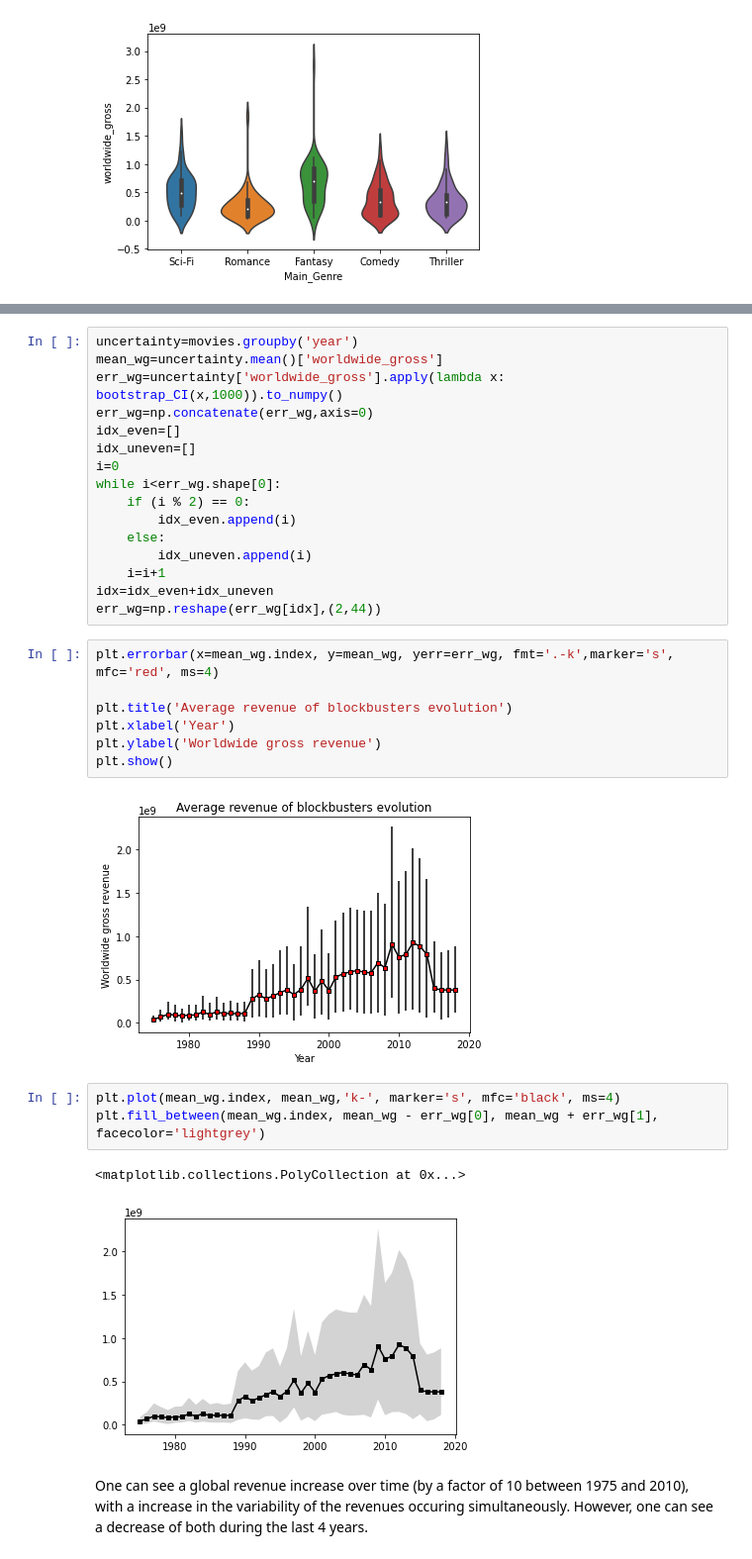
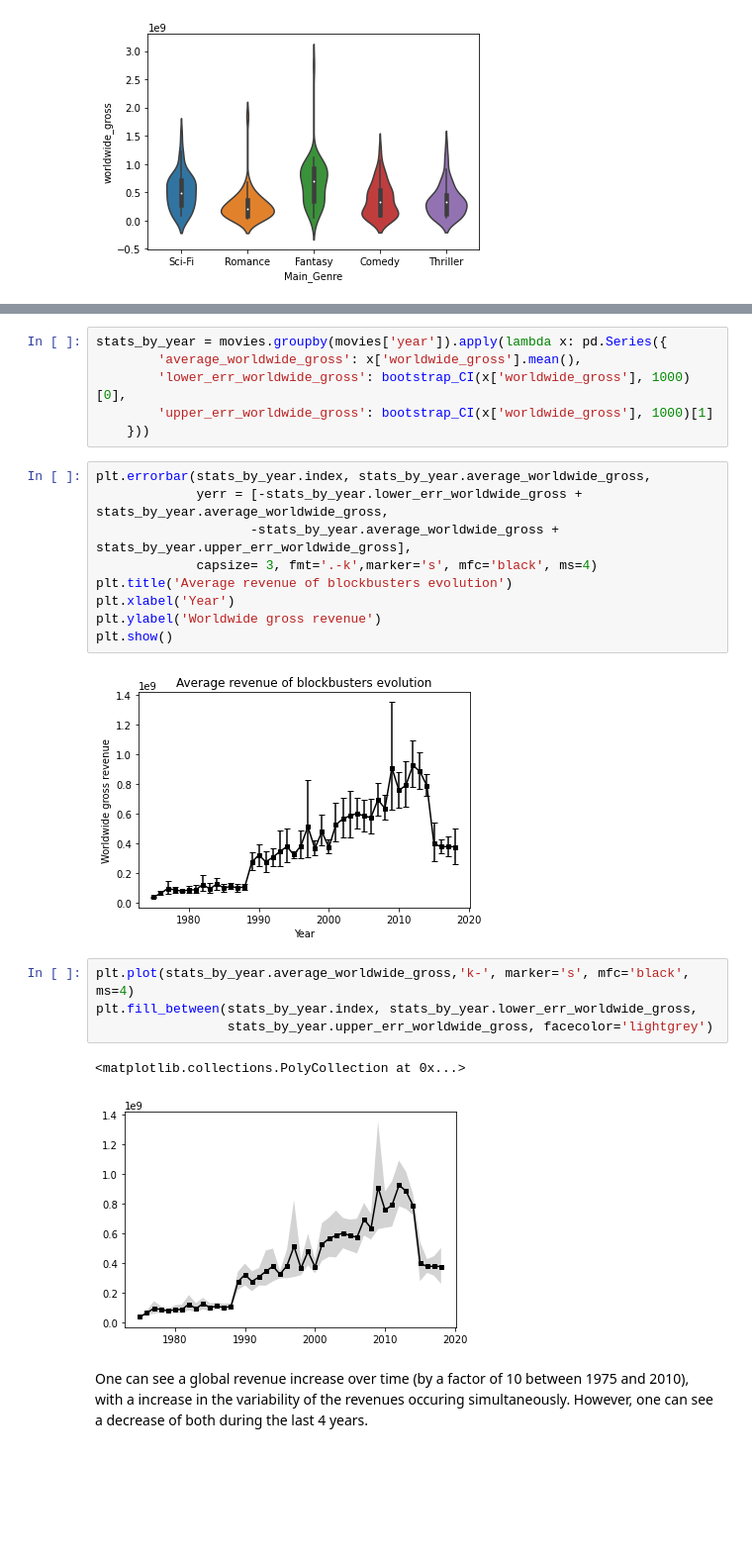
Before and after one commit to RomGr/2020, a Jupyter notebook: Tutorials/02 - Data viz and data from the web/Becoming a DataVizard exercise.ipynb, the cells around one changed output, grey strips where cells are left out. Shown at 99% size. Cells and saved outputs as stored; diff of their text form; blank space fills up the shorter version.

```diff
--- a/Tutorials/02 - Data viz and data from the web/Becoming a DataVizard exercise.ipynb
+++ b/Tutorials/02 - Data viz and data from the web/Becoming a DataVizard exercise.ipynb
@@ -195,37 +195,30 @@ In the next three excercises, you are provided with descriptions and rough sketc
 
 
 <br>
-# %%
-uncertainty=movies.groupby('year')
-mean_wg=uncertainty.mean()['worldwide_gross']
-err_wg=uncertainty['worldwide_gross'].apply(lambda x: bootstrap_CI(x,1000)).to_numpy()
-err_wg=np.concatenate(err_wg,axis=0)
-idx_even=[]
-idx_uneven=[]
-i=0
-while i<err_wg.shape[0]:
-    if (i % 2) == 0:
-        idx_even.append(i)
-    else:
-        idx_uneven.append(i)
-    i=i+1
-idx=idx_even+idx_uneven
-err_wg=np.reshape(err_wg[idx],(2,44))
+# %%
+stats_by_year = movies.groupby(movies['year']).apply(lambda x: pd.Series({
+        'average_worldwide_gross': x['worldwide_gross'].mean(),
+        'lower_err_worldwide_gross': bootstrap_CI(x['worldwide_gross'], 1000)[0],
+        'upper_err_worldwide_gross': bootstrap_CI(x['worldwide_gross'], 1000)[1]
+    }))
 # %%
-plt.errorbar(x=mean_wg.index, y=mean_wg, yerr=err_wg, fmt='.-k',marker='s', mfc='red', ms=4)
-
+plt.errorbar(stats_by_year.index, stats_by_year.average_worldwide_gross,
+             yerr = [-stats_by_year.lower_err_worldwide_gross + stats_by_year.average_worldwide_gross,
+                    -stats_by_year.average_worldwide_gross + stats_by_year.upper_err_worldwide_gross],
+             capsize= 3, fmt='.-k',marker='s', mfc='black', ms=4)
 plt.title('Average revenue of blockbusters evolution')
 plt.xlabel('Year')
 plt.ylabel('Worldwide gross revenue')
 plt.show()
 # %% [output]
-[figure, old version]
+[figure, new version]
 # %%
-plt.plot(mean_wg.index, mean_wg,'k-', marker='s', mfc='black', ms=4)
-plt.fill_between(mean_wg.index, mean_wg - err_wg[0], mean_wg + err_wg[1], facecolor='lightgrey')
+plt.plot(stats_by_year.average_worldwide_gross,'k-', marker='s', mfc='black', ms=4)
+plt.fill_between(stats_by_year.index, stats_by_year.lower_err_worldwide_gross,
+                 stats_by_year.upper_err_worldwide_gross, facecolor='lightgrey')
 # %% [output]
 <matplotlib.collections.PolyCollection at 0x...>
-[figure, old version]
+[figure, new version]
 # %% [markdown]
 One can see a global revenue increase over time (by a factor of 10 between 1975 and 2010), with a increase in the variability of the revenues occuring simultaneously. However, one can see a decrease of both during the last 4 years.
 # %% [markdown]
```
Also changed, not shown: parts of 15 cells of this notebook, 4 other files.
